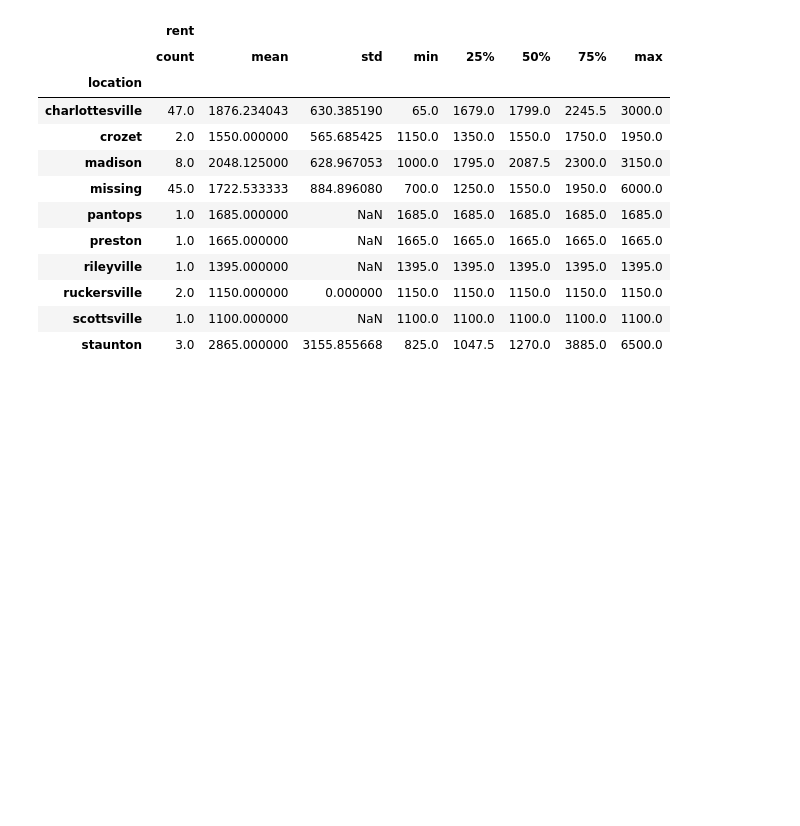
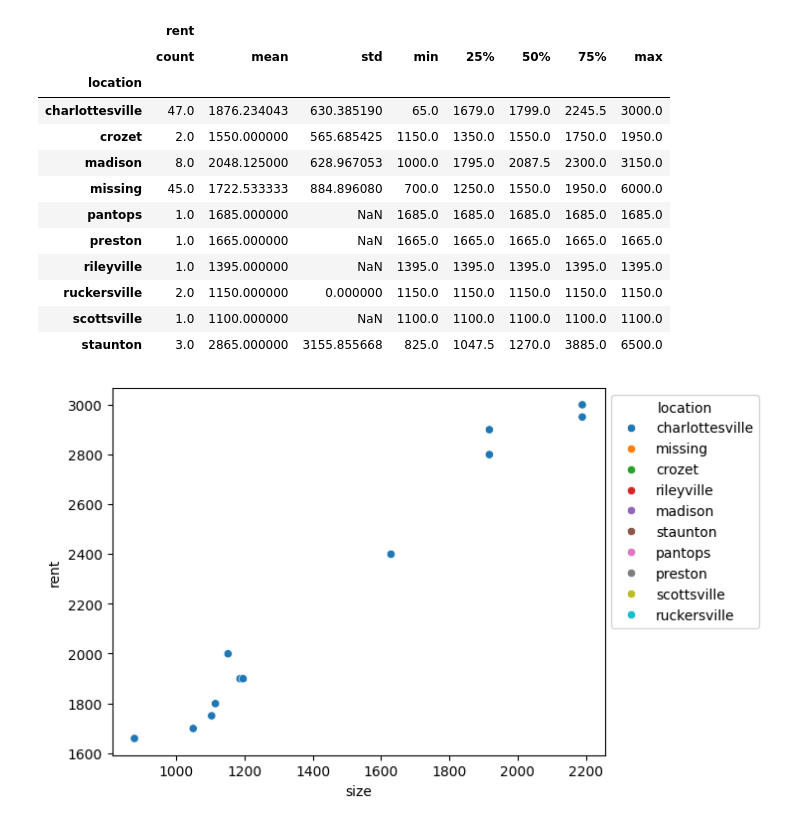
Before and after one commit to ashleynguyen04/wrangling, a Jupyter notebook: lab/lab_notebook.ipynb, the cells around one changed output. Cells and saved outputs as stored; diff of their text form; code cells hidden in the pictures; blank space fills up the shorter version.

```diff
--- a/lab/lab_notebook.ipynb
+++ b/lab/lab_notebook.ipynb
@@ -327,3 +326,8 @@ df.loc[:,['rent','location']].groupby('location').describe()
 | ruckersville | 2.0 | 1150.000000 | 0.000000 | 1150.0 | 1150.0 | 1150.0 | 1150.0 | 1150.0 |
 | scottsville | 1.0 | 1100.000000 | NaN | 1100.0 | 1100.0 | 1100.0 | 1100.0 | 1100.0 |
 | staunton | 3.0 | 2865.000000 | 3155.855668 | 825.0 | 1047.5 | 1270.0 | 3885.0 | 6500.0 |
+# %%
+scatter1 = sns.scatterplot(data=df, x='size', y='rent',hue='location')
+sns.move_legend(scatter1, "upper left", bbox_to_anchor=(1, 1))
+# %% [output]
+[figure, added]
```
Also changed, not shown: parts of 1 cell of this notebook.
